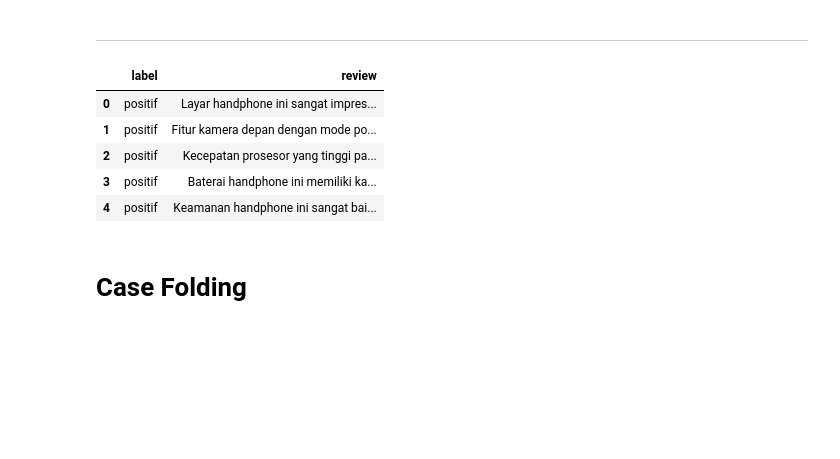
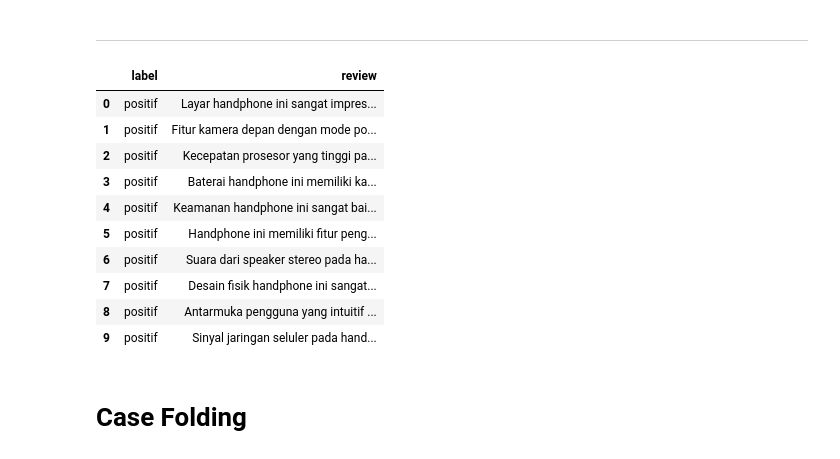
Before and after one commit to mizanulridhoaohana/Text-Preprocessing-with-TF-IDF, a Jupyter notebook: Preprocessing and TF_IDF.ipynb, the cells around one changed output. Drawn from its saved outputs; the diff is of its cells as text; code cells hidden in the pictures; blank space fills up the shorter version.

```diff
--- a/Copy_of_Searching_Features_TF_IDF.ipynb
+++ b/Preprocessing and TF_IDF.ipynb
@@ -18,15 +15,20 @@ import numpy as np
 # %%
 review_handphone = pd.read_csv('review_handphone3.csv')
 
 # print(review_handphone.columns)
-review_handphone.head()
+review_handphone.head(10)
 # %% [output]
 |  | label | review |
 | 0 | positif | Layar handphone ini sangat impres... |
 | 1 | positif | Fitur kamera depan dengan mode po... |
 | 2 | positif | Kecepatan prosesor yang tinggi pa... |
 | 3 | positif | Baterai handphone ini memiliki ka... |
 | 4 | positif | Keamanan handphone ini sangat bai... |
+| 5 | positif | Handphone ini memiliki fitur peng... |
+| 6 | positif | Suara dari speaker stereo pada ha... |
+| 7 | positif | Desain fisik handphone ini sangat... |
+| 8 | positif | Antarmuka pengguna yang intuitif ... |
+| 9 | positif | Sinyal jaringan seluler pada hand... |
 # %% [markdown]
 # Case Folding
 # %%
```
Also changed, not shown: parts of 1 cell of this notebook.
